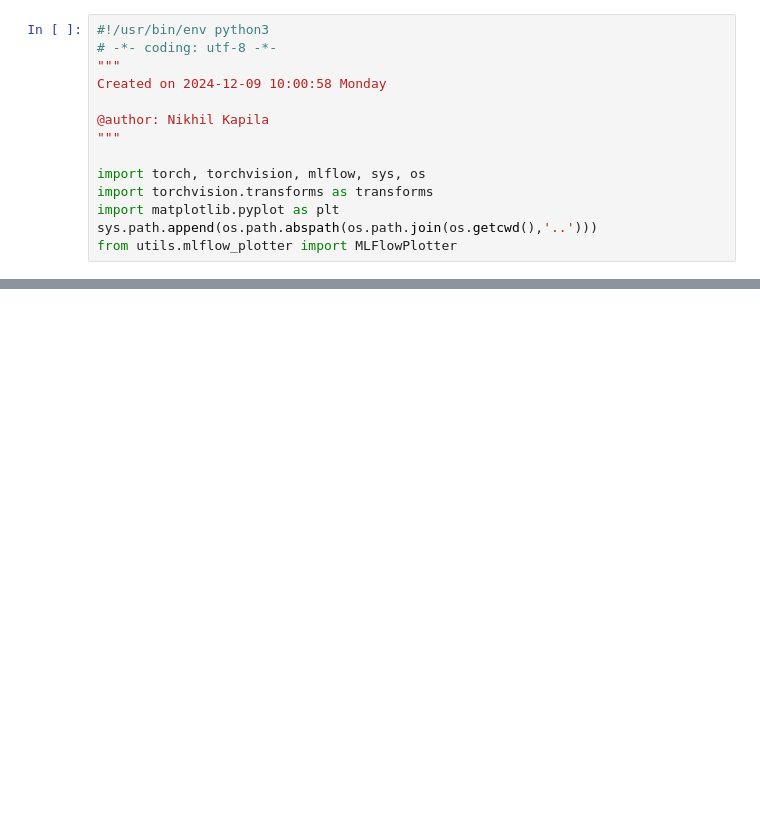
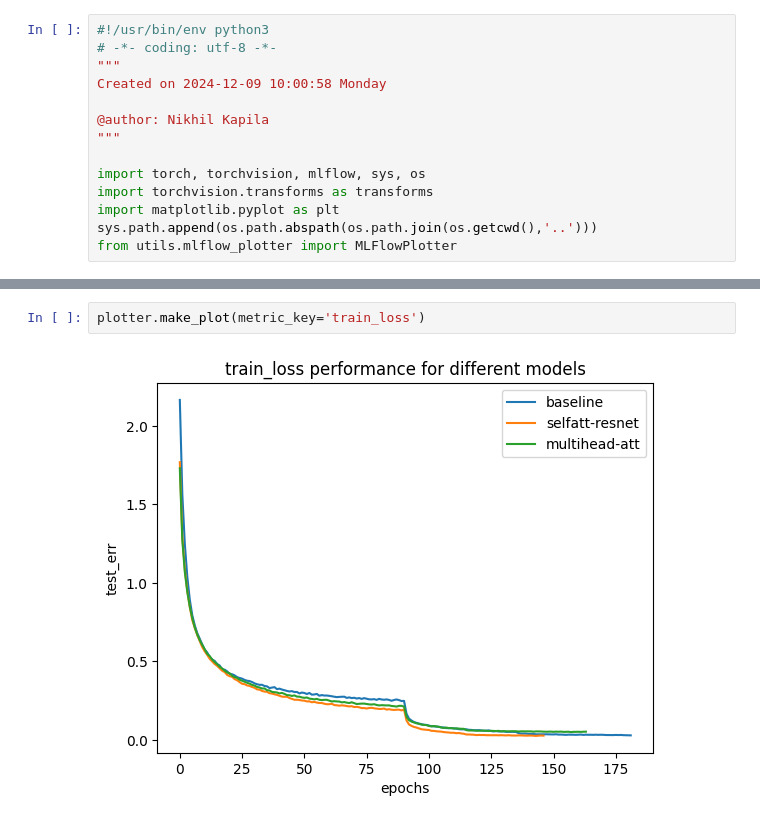
Before and after one commit to AttentionSeekers/CNNtention, a Jupyter notebook: notebooks/model_plot_example.ipynb, the cells around one changed output, grey strips where cells are left out. Drawn from its saved outputs; the diff is of its cells as text; blank space fills up the shorter version.

```diff
--- a/notebooks/model_plot_example.ipynb
+++ b/notebooks/model_plot_example.ipynb
@@ -26,0 +27,4 @@ plotter.make_plot()
+# %%
+plotter.make_plot(metric_key='train_loss')
+# %% [output]
+[figure, added]
```
Also changed, not shown: parts of 2 cells of this notebook, 1 other file.
